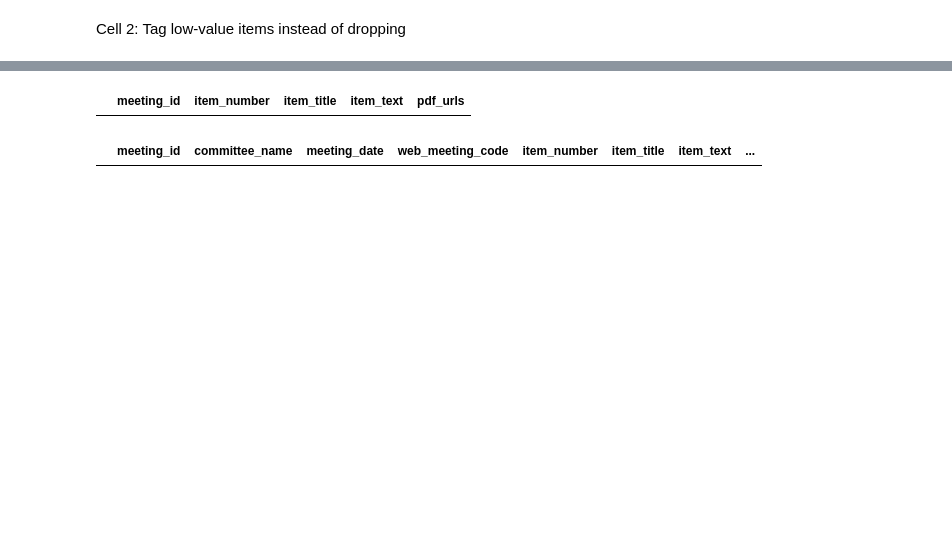
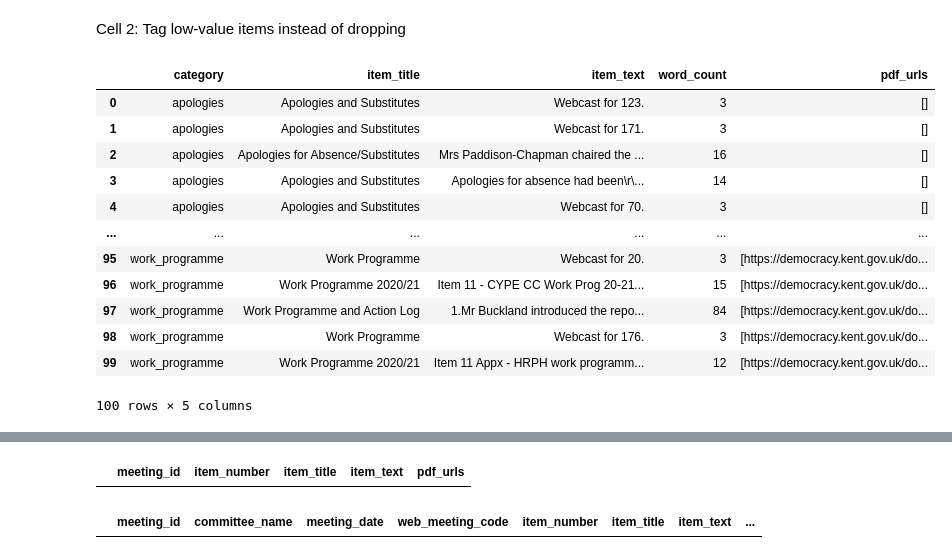
Before and after one commit to lusavkaedu/council-assistant, a Jupyter notebook: notebooks/0D_Scraping_EDA_Agenda_Meetings_Metadata.ipynb, the cells around one changed output, grey strips where cells are left out. Drawn from its saved outputs; the diff is of its cells as text; code cells hidden in the pictures; blank space fills up the shorter version.

```diff
--- a/notebooks/0D_Scraping_EDA_Agenda_Meetings_Metadata.ipynb
+++ b/notebooks/0D_Scraping_EDA_Agenda_Meetings_Metadata.ipynb
@@ -650,4 +651,31 @@ refined = agenda_flat["item_title"].apply(classify_category)
 agenda_flat.loc[refined.notnull(), "category"] = refined[refined.notnull()]
 
 agenda_flat["category"] = agenda_flat["category"].fillna("discussion")
+# %%
+# Sample 2 random rows per category
+samples_per_category = (
+    agenda_flat
+    .groupby('category', group_keys=False)
+    .apply(lambda x: x.sample(min(len(x), 5), random_state=40))  # Ensures reproducibility
+    .loc[:, ['category', 'item_title', 'item_text', 'word_count', 'pdf_urls']]
+    .sort_values(by='category')
+    .reset_index(drop=True)
+)
+
+samples_per_category.to_csv("/Users/lgfolder/Downloads/samples.csv")
+samples_per_category
+# %% [output]
+|  | category | item_title | item_text | word_count | pdf_urls |
+| 0 | apologies | Apologies and Substitutes | Webcast for 123. | 3 | [] |
+| 1 | apologies | Apologies and Substitutes | Webcast for 171. | 3 | [] |
+| 2 | apologies | Apologies for Absence/Substitutes | Mrs Paddison-Chapman chaired the ... | 16 | [] |
+| 3 | apologies | Apologies and Substitutes | Apologies for absence had been\r\... | 14 | [] |
+| 4 | apologies | Apologies and Substitutes | Webcast for 70. | 3 | [] |
+| ... | ... | ... | ... | ... | ... |
+| 95 | work_programme | Work Programme | Webcast for 20. | 3 | [https://democracy.kent.gov.uk/do... |
+| 96 | work_programme | Work Programme 2020/21 | Item 11 - CYPE CC Work Prog 20-21... | 15 | [https://democracy.kent.gov.uk/do... |
+| 97 | work_programme | Work Programme and Action Log | 1.Mr Buckland introduced the repo... | 84 | [https://democracy.kent.gov.uk/do... |
+| 98 | work_programme | Work Programme | Webcast for 176. | 3 | [https://democracy.kent.gov.uk/do... |
+| 99 | work_programme | Work Programme 2020/21 | Item 11 Appx - HRPH work programm... | 12 | [https://democracy.kent.gov.uk/do... |
+100 rows × 5 columns
 # %%
```
Also changed, not shown: parts of 33 cells of this notebook.
